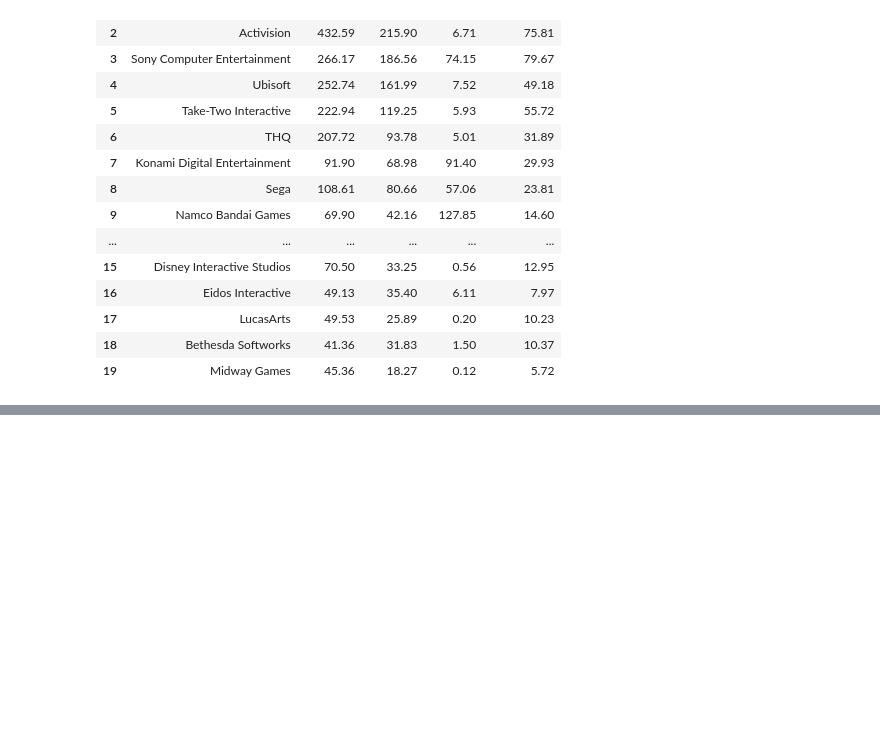
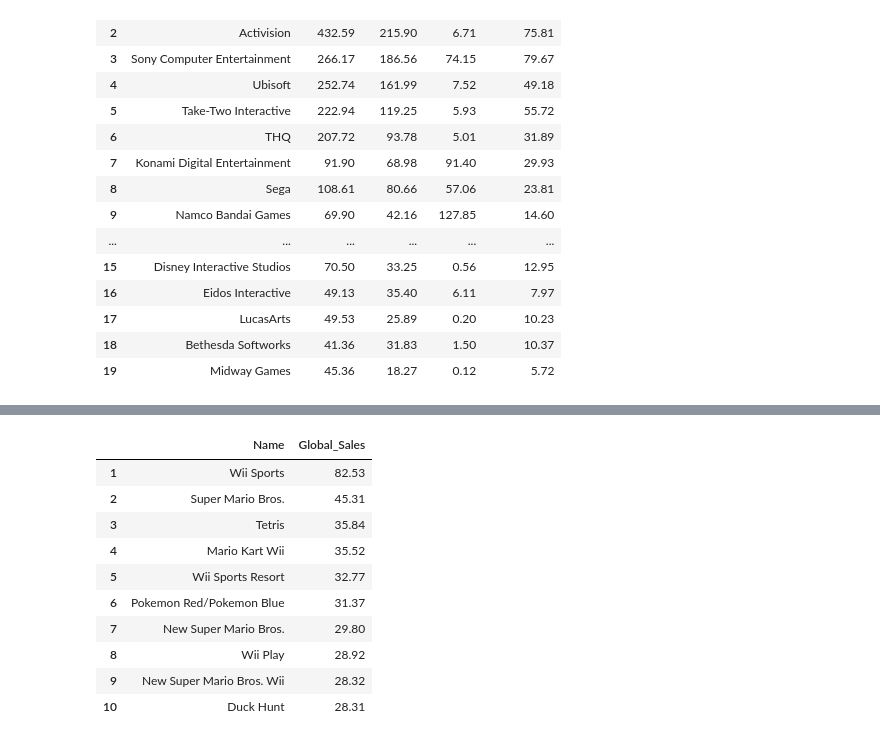
Before and after one commit to maliackgoz/py4ds-notes, a Jupyter notebook: Assignments/Assignment2/Dashboard.ipynb, the cells around one changed output, grey strips where cells are left out. Cells and saved outputs as stored; diff of their text form; code cells hidden in the pictures; blank space fills up the shorter version.

```diff
--- a/Assignments/Assignment2/Dashboard.ipynb
+++ b/Assignments/Assignment2/Dashboard.ipynb
@@ -416,0 +470,20 @@ fig3.show()
+# %%
+nintendo_sales = publishergame_sales.loc[publishergame_sales['Publisher'] == 'Nintendo']
+
+nintendo_sales = nintendo_sales.head(10).drop(["Publisher"], axis=1)
+
+nintendo_sales.index = range(1, len(nintendo_sales) + 1)
+
+nintendo_sales
+# %% [output]
+|  | Name | Global_Sales |
+| 1 | Wii Sports | 82.53 |
+| 2 | Super Mario Bros. | 45.31 |
+| 3 | Tetris | 35.84 |
+| 4 | Mario Kart Wii | 35.52 |
+| 5 | Wii Sports Resort | 32.77 |
+| 6 | Pokemon Red/Pokemon Blue | 31.37 |
+| 7 | New Super Mario Bros. | 29.80 |
+| 8 | Wii Play | 28.92 |
+| 9 | New Super Mario Bros. Wii | 28.32 |
+| 10 | Duck Hunt | 28.31 |
```
Also changed, not shown: parts of 10 cells of this notebook, 2 other files.
